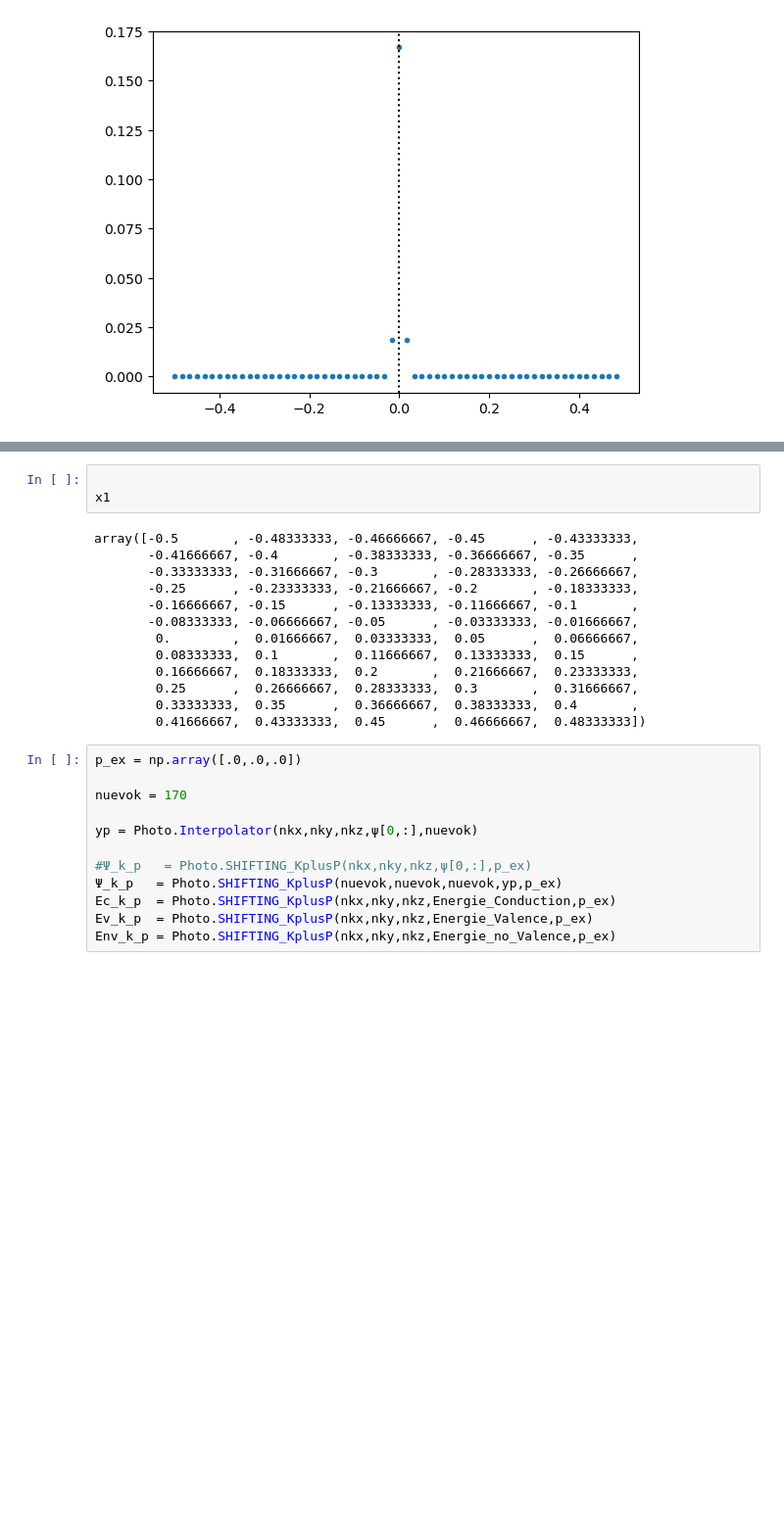
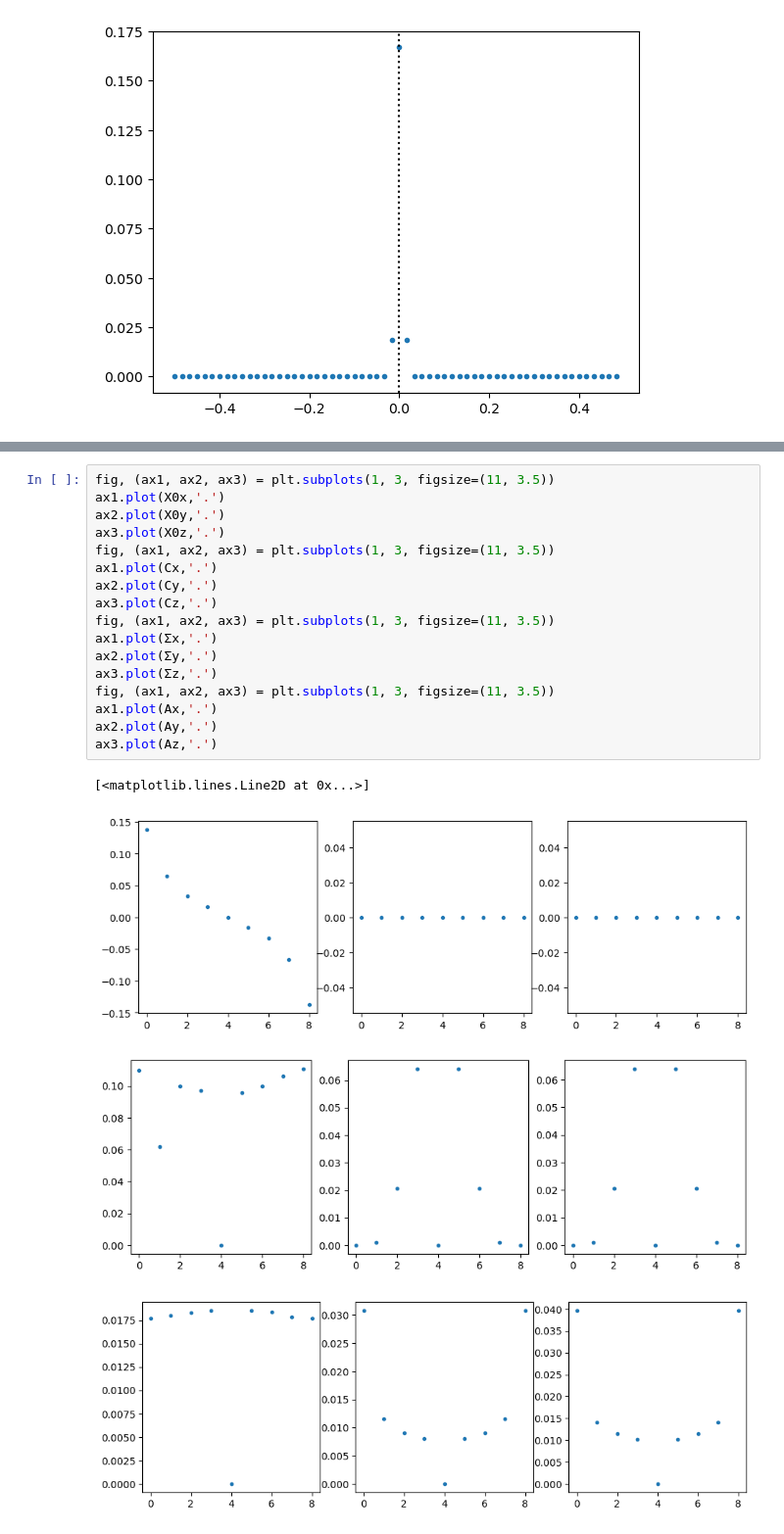
Before and after one commit to juanpulgarin/Black_P, a Jupyter notebook: Black_P_Excitons/Incoherentes.ipynb, the cells around one changed output, grey strips where cells are left out. Shown at 98% size. Drawn from its saved outputs; the diff is of its cells as text; blank space fills up the shorter version.

```diff
--- a/Black_P_Excitons/Incoherentes.ipynb
+++ b/Black_P_Excitons/Incoherentes.ipynb
@@ -206,28 +215,22 @@ plt.axvline(x=0.0,color='black',linestyle=':')
-# %%
-
-x1
-# %% [output]
-array([-0.5       , -0.48333333, -0.46666667, -0.45      , -0.43333333,
-       -0.41666667, -0.4       , -0.38333333, -0.36666667, -0.35      ,
-       -0.33333333, -0.31666667, -0.3       , -0.28333333, -0.26666667,
-       -0.25      , -0.23333333, -0.21666667, -0.2       , -0.18333333,
-       -0.16666667, -0.15      , -0.13333333, -0.11666667, -0.1       ,
-       -0.08333333, -0.06666667, -0.05      , -0.03333333, -0.01666667,
-        0.        ,  0.01666667,  0.03333333,  0.05      ,  0.06666667,
-        0.08333333,  0.1       ,  0.11666667,  0.13333333,  0.15      ,
-        0.16666667,  0.18333333,  0.2       ,  0.21666667,  0.23333333,
-        0.25      ,  0.26666667,  0.28333333,  0.3       ,  0.31666667,
-        0.33333333,  0.35      ,  0.36666667,  0.38333333,  0.4       ,
-        0.41666667,  0.43333333,  0.45      ,  0.46666667,  0.48333333])
-# %%
-p_ex = np.array([.0,.0,.0])
-
-nuevok = 170
-
-yp = Photo.Interpolator(nkx,nky,nkz,ψ[0,:],nuevok)
-
-#Ψ_k_p   = Photo.SHIFTING_KplusP(nkx,nky,nkz,ψ[0,:],p_ex)
-Ψ_k_p   = Photo.SHIFTING_KplusP(nuevok,nuevok,nuevok,yp,p_ex)
-Ec_k_p  = Photo.SHIFTING_KplusP(nkx,nky,nkz,Energie_Conduction,p_ex)
-Ev_k_p  = Photo.SHIFTING_KplusP(nkx,nky,nkz,Energie_Valence,p_ex)
-Env_k_p = Photo.SHIFTING_KplusP(nkx,nky,nkz,Energie_no_Valence,p_ex)
+# %%
+fig, (ax1, ax2, ax3) = plt.subplots(1, 3, figsize=(11, 3.5))
+ax1.plot(X0x,'.')
+ax2.plot(X0y,'.')
+ax3.plot(X0z,'.')
+fig, (ax1, ax2, ax3) = plt.subplots(1, 3, figsize=(11, 3.5))
+ax1.plot(Cx,'.')
+ax2.plot(Cy,'.')
+ax3.plot(Cz,'.')
+fig, (ax1, ax2, ax3) = plt.subplots(1, 3, figsize=(11, 3.5))
+ax1.plot(Σx,'.')
+ax2.plot(Σy,'.')
+ax3.plot(Σz,'.')
+fig, (ax1, ax2, ax3) = plt.subplots(1, 3, figsize=(11, 3.5))
+ax1.plot(Ax,'.')
+ax2.plot(Ay,'.')
+ax3.plot(Az,'.')
+# %% [output]
+[<matplotlib.lines.Line2D at 0x...>]
+[figure, added]
+[figure, added]
+[figure, added]
```
Also changed, not shown: parts of 17 cells of this notebook, 54 other files.
